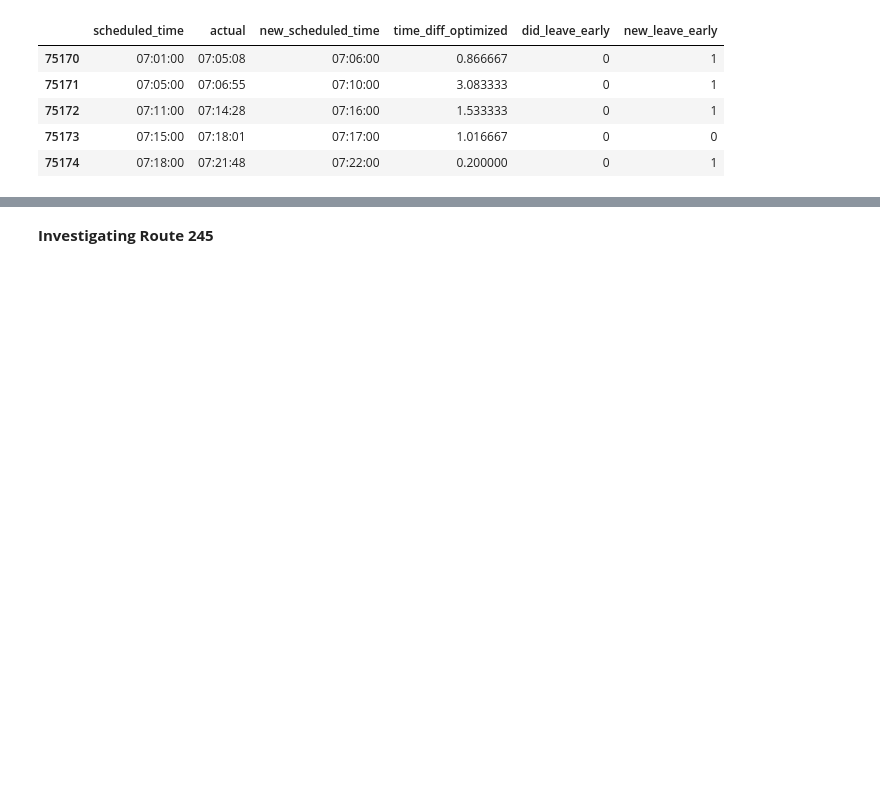
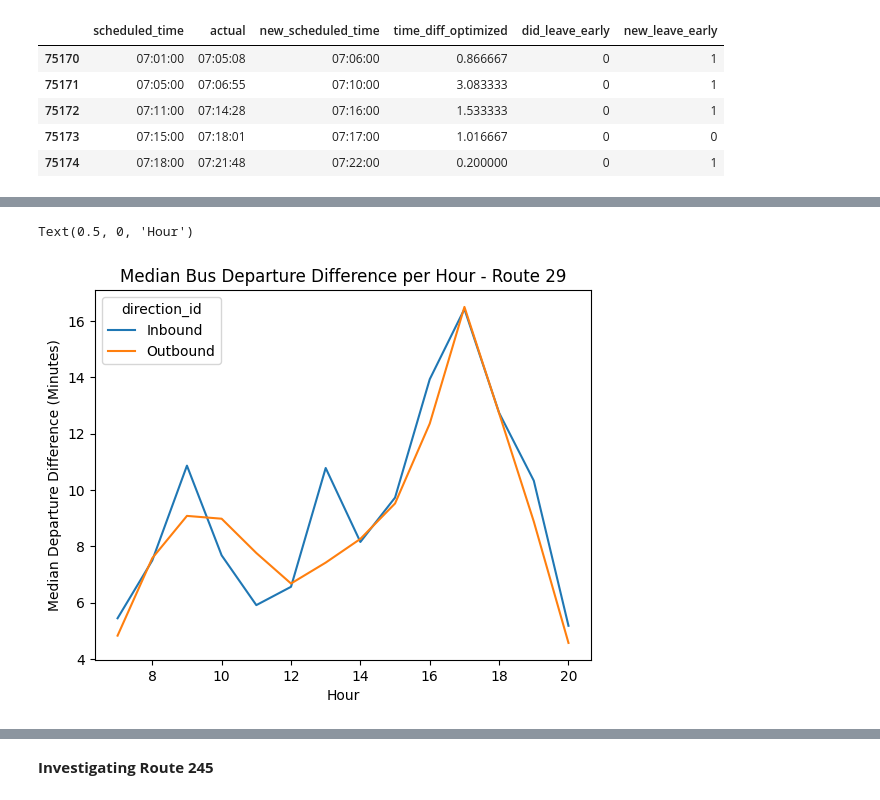
Before and after one commit to kevin-r-murphy/BA888-MBTA, a Jupyter notebook: MBTA_Bus_29&245.ipynb, the cells around one changed output, grey strips where cells are left out. Cells and saved outputs as stored; diff of their text form; code cells hidden in the pictures; blank space fills up the shorter version.

```diff
--- a/MBTA_Bus_29&245.ipynb
+++ b/MBTA_Bus_29&245.ipynb
@@ -781,2 +794,11 @@ New Percent Left Early: 0.462220602526725
 # %%
 bus_29.to_csv('bus_29.csv')
+# %%
+bus_29['hour'] = bus_29['scheduled_time'].apply(lambda x: x.hour)
+sns.lineplot(data = bus_29.groupby(['hour', 'direction_id'])['time_diff'].median().to_frame(), x = 'hour', y = 'time_diff', hue = 'direction_id')
+plt.title('Median Bus Departure Difference per Hour - Route 29')
+plt.ylabel('Median Departure Difference (Minutes)')
+plt.xlabel('Hour')
+# %% [output]
+Text(0.5, 0, 'Hour')
+[figure, added]
```
Also changed, not shown: parts of 21 cells of this notebook.
